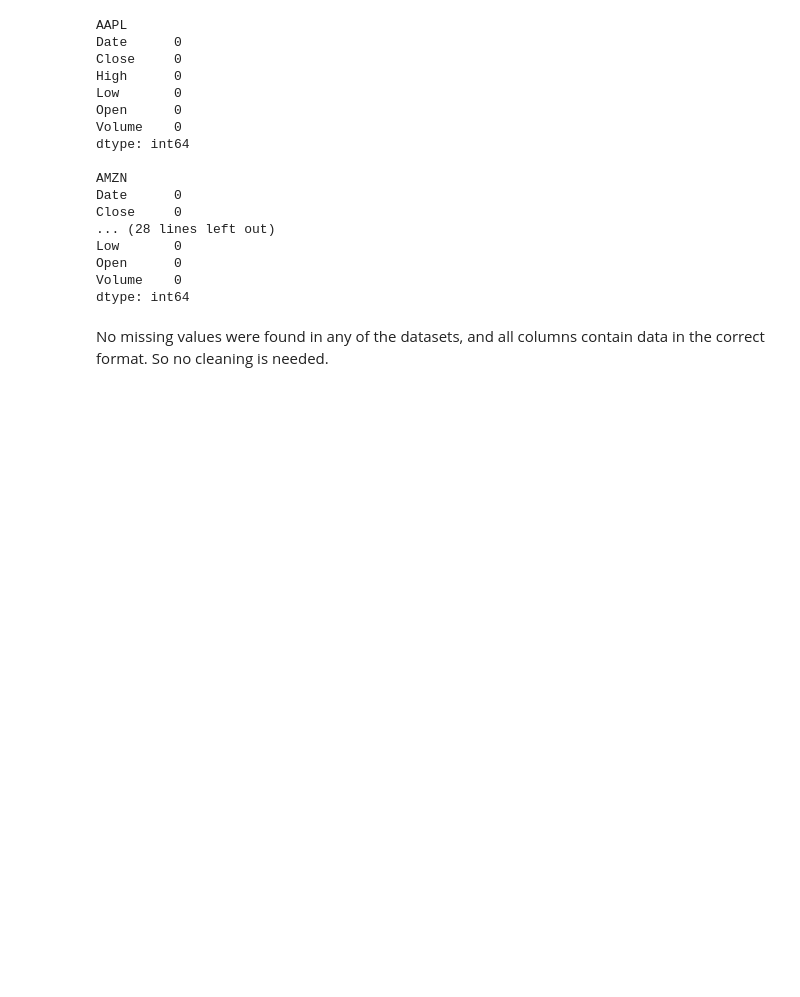
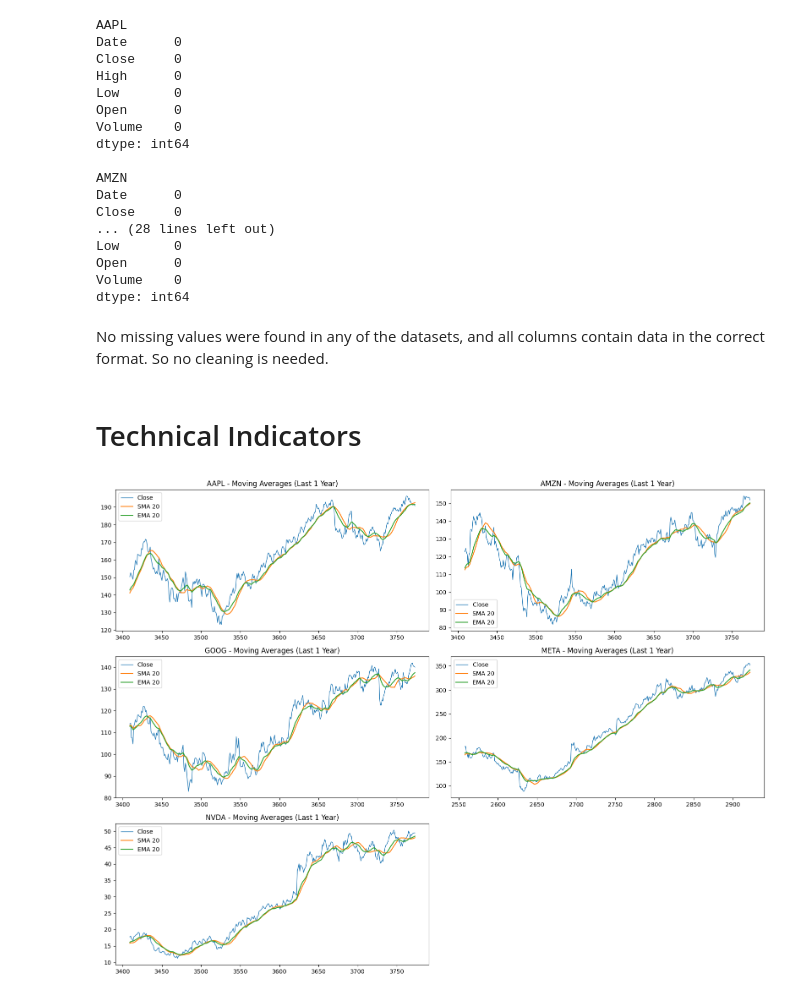
Before and after one commit to Megdelawit365/news-sentiment-analysis, a Jupyter notebook: notebooks/stock_analysis.ipynb, the cells around one changed output. Drawn from its saved outputs; the diff is of its cells as text; code cells hidden in the pictures; blank space fills up the shorter version.

Commit message:
feat: add technical indiators to stock analysis

```diff
--- a/notebooks/stock_analysis.ipynb
+++ b/notebooks/stock_analysis.ipynb
@@ -129,3 +129,5 @@ Volume    0
 dtype: int64
 # %% [markdown]
 No missing values were found in any of the datasets, and all columns contain data in the correct format. So no cleaning is needed.
+# %% [markdown]
+# Technical Indicators
@@ -131,0 +159,27 @@ No missing values were found in any of the datasets, and all columns contain dat
+# %%
+import matplotlib.pyplot as plt
+
+fig, axes = plt.subplots(3, 2, figsize=(16, 12))
+axes = axes.flatten()
+
+stock_list = ["AAPL", "AMZN", "GOOG", "META", "NVDA"]
+
+for i, name in enumerate(stock_list):
+    df = stocks[name]
+
+    # filter to last 1 year for clarity
+    df_filtered = df.iloc[-365:]
+
+    axes[i].plot(df_filtered.index, df_filtered["Close"], label="Close", linewidth=1)
+    axes[i].plot(df_filtered.index, df_filtered["SMA_20"], label="SMA 20")
+    axes[i].plot(df_filtered.index, df_filtered["EMA_20"], label="EMA 20")
+
+    axes[i].set_title(f"{name} - Moving Averages (Last 1 Year)")
+    axes[i].legend()
+
+axes[-1].axis("off")
+
+plt.tight_layout()
+plt.show()
+# %% [output]
+[figure, added]
```
Also changed, not shown: parts of 6 cells of this notebook.
